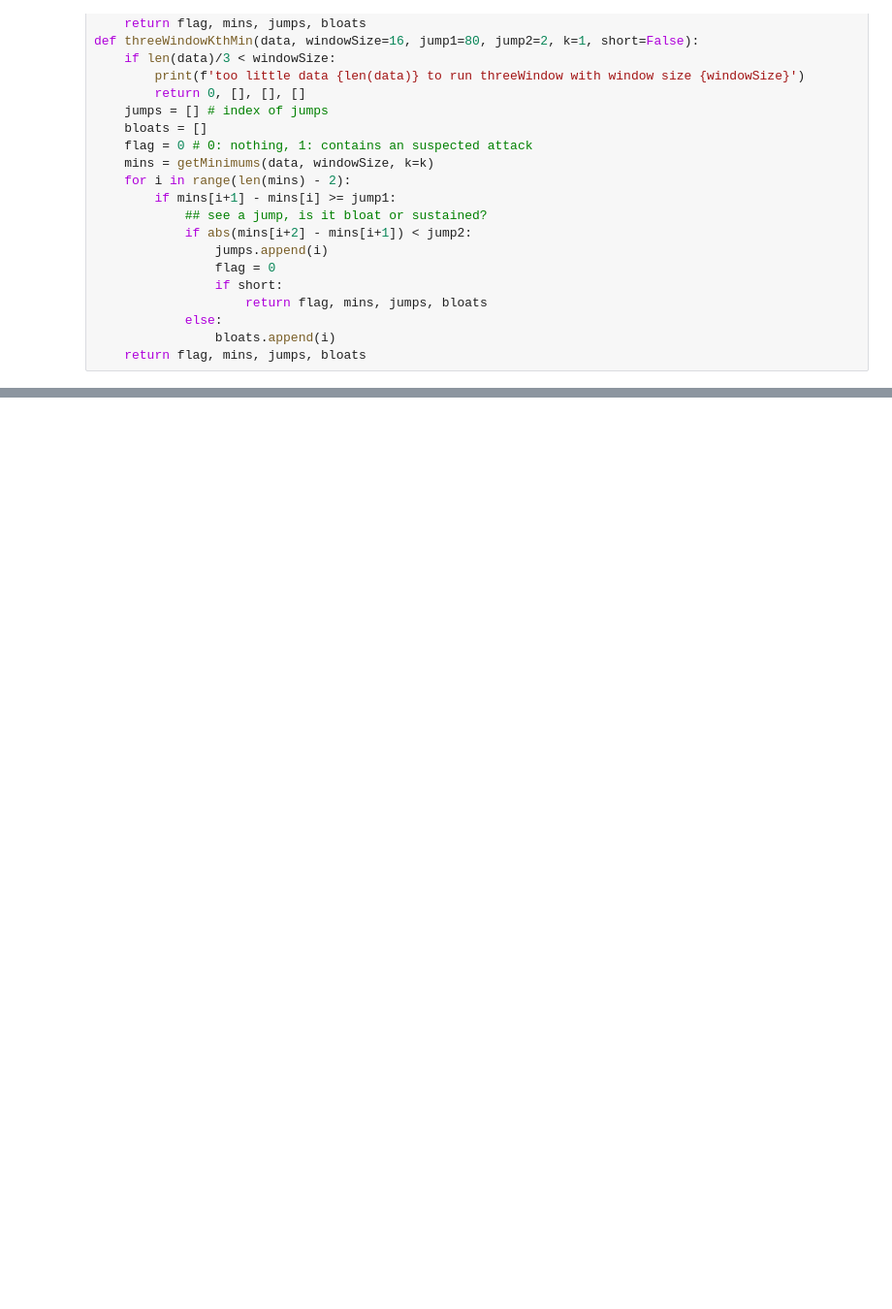
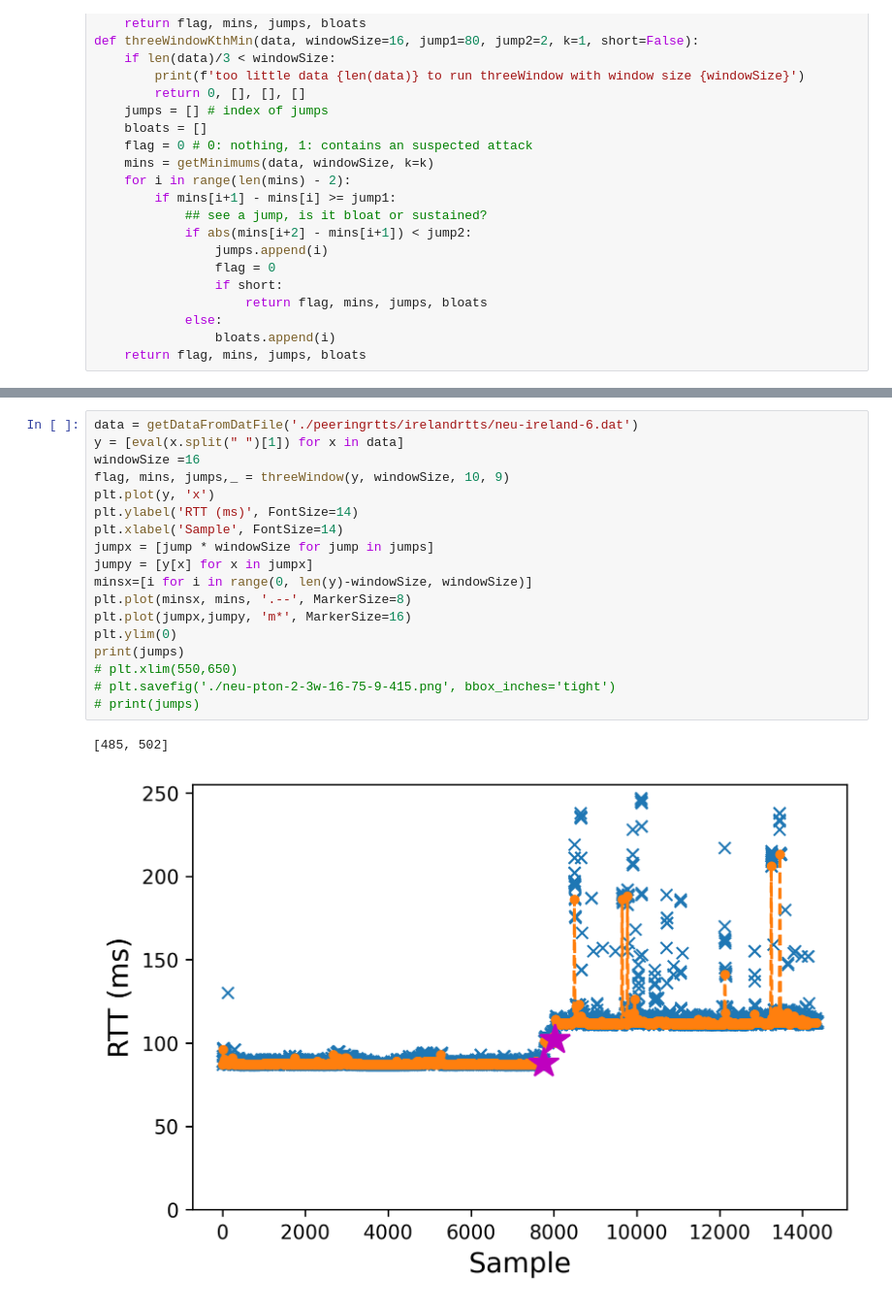
Before and after one commit to dajub/cycles, a Jupyter notebook: PEERING.ipynb, the cells around one changed output, grey strips where cells are left out. Shown at 97% size. Drawn from its saved outputs; the diff is of its cells as text; blank space fills up the shorter version.

```diff
--- a/PEERING.ipynb
+++ b/PEERING.ipynb
@@ -129,0 +239,21 @@ def plotFigure(data, minsX, mins, jumps, jumpsY, file):
+# %%
+data = getDataFromDatFile('./peeringrtts/irelandrtts/neu-ireland-6.dat')
+y = [eval(x.split(" ")[1]) for x in data]
+windowSize =16
+flag, mins, jumps,_ = threeWindow(y, windowSize, 10, 9)
+plt.plot(y, 'x')
+plt.ylabel('RTT (ms)', FontSize=14)
+plt.xlabel('Sample', FontSize=14)
+jumpx = [jump * windowSize for jump in jumps]
+jumpy = [y[x] for x in jumpx]
+minsx=[i for i in range(0, len(y)-windowSize, windowSize)]
+plt.plot(minsx, mins, '.--', MarkerSize=8)
+plt.plot(jumpx,jumpy, 'm*', MarkerSize=16)
+plt.ylim(0)
+print(jumps)
+# plt.xlim(550,650)
+# plt.savefig('./neu-pton-2-3w-16-75-9-415.png', bbox_inches='tight')
+# print(jumps)
+# %% [output]
+[485, 502]
+[figure, added]
```
Also changed, not shown: parts of 13 cells of this notebook.
